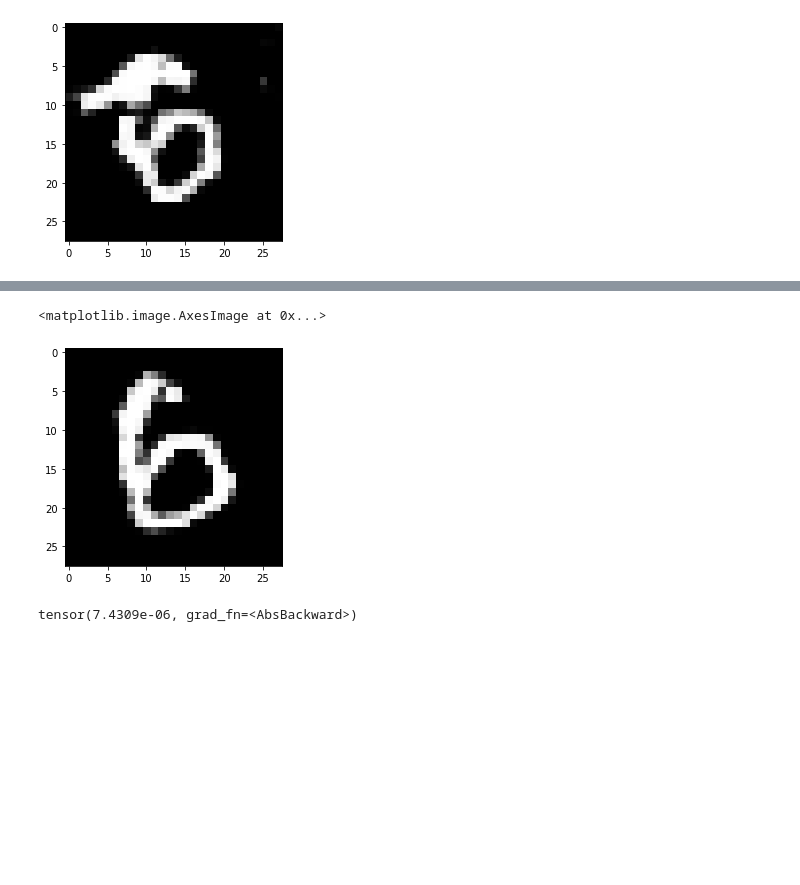
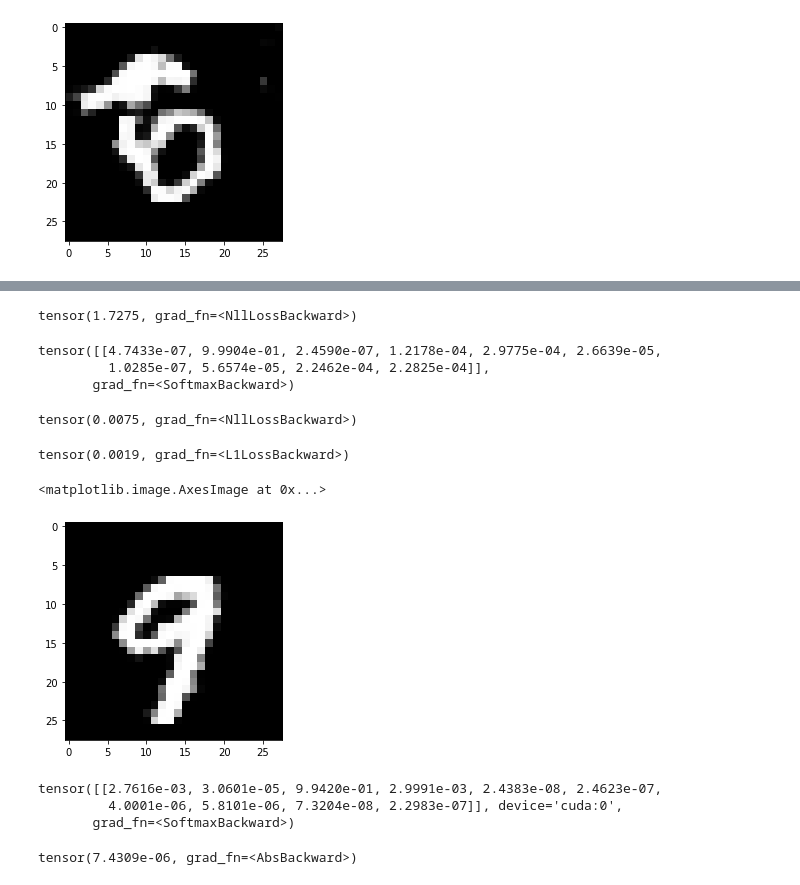
Before and after one commit to Mahantesh-Pattadkal-1993/CounterFactuals_GANs, a Jupyter notebook: Counterfactual_Computation.ipynb, the cells around one changed output, grey strips where cells are left out. Cells and saved outputs as stored; diff of their text form; code cells hidden in the pictures; blank space fills up the shorter version.

```diff
--- a/Counterfactual_Computation.ipynb
+++ b/Counterfactual_Computation.ipynb
@@ -68,8 +72,8 @@ Net(
 )
 # %%
 #Load the Classifier Net_logits() and outputs :- softmax, logits
-Classifier_model_logits = Net_logits()
-Classifier_checkpoint = torch.load("Weights/Classifier_CNN_logits.pth", map_location=torch.device('cpu'))
+Classifier_model_logits = Net_logits().to(device)
+Classifier_checkpoint = torch.load("Weights/Classifier_CNN_logits.pth", map_location=torch.device('cuda'))
 Classifier_model_logits.load_state_dict(Classifier_checkpoint['state_dict'])
 Classifier_model_logits.eval()
 # %% [output]
@@ -123,8 +127,11 @@ trainLoader = torch.utils.data.DataLoader(trainData, shuffle=False, batch_size=m
 dataIter = iter(trainLoader)
 
 imgs, labels = dataIter.next()
+imgs = imgs.to(device)
+
 print(imgs.shape)
 print(labels)
+imgs.is_cuda
 # %% [output]
 torch.Size([2, 1, 28, 28])
 tensor([5, 0])
@@ -136,11 +145,13 @@ tensor([[5.5763e-15, 1.1678e-13, 1.9366e-16, 3.5489e-03, 1.8869e-19, 9.9645e-01,
 # %%
+sample_image = imgs[1,:,:,:] #first image in this batch
+sample_image= sample_image.reshape([1,1,28,28]) #adding the dimension for batch size
+sample_image = sample_image.to('cpu') #pushing it to cpu as that numpy conversion can be done
 
-
-sample_image = imgs[1,:,:,:] #first image in this batch
-sample_image= sample_image.reshape([1,1,28,28])
 
 npimgs = sample_image[0].detach().numpy()
 plt.imshow(npimgs[0],cmap='Greys_r')
+
+sample_image = sample_image.to('cuda')
 output, logits = Classifier_model_logits(sample_image)
 print(output)
 # %% [output]
@@ -557,6 +558,8 @@ tensor(0.1000, grad_fn=<RsubBackward1>)
 ###Find the image which is on a borderline i.e. semi-factual provided a target class
 # %%
 #Find the image distant from the original one but still has the same class perdiction
+import torch
+cos = nn.CosineSimilarity(dim=1, eps=1e-6)
 
 #using latent dimension distance
 
@@ -564,6 +567,8 @@ import torch
 torch.manual_seed(100)
 z_semi = torch.randn(1, 100,1,1).to(device)
 step_size = 0.001
+
+given_class = 0
 
 overall_loss = 0
 loss = 0
@@ -575,7 +580,7 @@ while (avg_loss_old>=avg_loss):
   #loss1 = torch.square(torch.abs(z_org-z_semi)).sum() # distance in latent dimension
 
   loss1 = torch.log(0.1+torch.abs(cos(z_org,z_semi)).mean()) # distance using cosine similarity
-  loss2 = torch.log(Classifier_model(G(z_semi))[0][0]) # ensure the class is maintained
+  loss2 = torch.log(Classifier_model(G(z_semi))[0][0][given_class]) # ensure the class is maintained
   #temp = Classifier_model(G(z_semi))[0]
   #loss3 = torch.log(1.1 - (temp[torch.topk(temp,2).indices[0]] - temp[torch.topk(temp,2).indices[1]])) # diference between highest and argmax 2
   loss3 = torch.log(1.0001 - torch.abs((Classifier_model(G(z_semi))[0][0] - Classifier_model(G(z_semi))[0][1]))) # difference between target class and img class
@@ -689,12 +693,38 @@ tensor(0.8050)
+# %%
+CE_loss(Classifier_model_logits(G(z_semi))[1],torch.tensor([6]) )
+# %% [output]
+tensor(1.7275, grad_fn=<NllLossBackward>)
+# %%
+Classifier_model_logits(G(z_semi))[0]
+# %% [output]
+tensor([[4.7433e-07, 9.9904e-01, 2.4590e-07, 1.2178e-04, 2.9775e-04, 2.6639e-05,
+         1.0285e-07, 5.6574e-05, 2.2462e-04, 2.2825e-04]],
+       grad_fn=<SoftmaxBackward>)
+# %%
+loss2
+# %% [output]
+tensor(0.0075, grad_fn=<NllLossBackward>)
+# %%
+loss3
+# %% [output]
+tensor(0.0019, grad_fn=<L1LossBackward>)
 # %%
 # Plotting the semi factual image according to the cf found by the latent dimension loss and target class provided
-G_img= G(z_semi)
+G_img= G(latent_z[8])
+G_img = G_img.to('cpu')
 npimgs = G_img[0].detach().numpy()
 #print(npimgs.shape)
 plt.imshow(npimgs[0],cmap='Greys_r')
 # %% [output]
 <matplotlib.image.AxesImage at 0x...>
-[figure, old version]
+[figure, new version]
+# %%
+
+Classifier_model_logits(G(latent_z[1]))[0]
+# %% [output]
+tensor([[2.7616e-03, 3.0601e-05, 9.9420e-01, 2.9991e-03, 2.4383e-08, 2.4623e-07,
+         4.0001e-06, 5.8101e-06, 7.3204e-08, 2.2983e-07]], device='cuda:0',
+       grad_fn=<SoftmaxBackward>)
 # %%
 # trying some different optimisation technique
 
```
Also changed, not shown: parts of 14 cells of this notebook.
